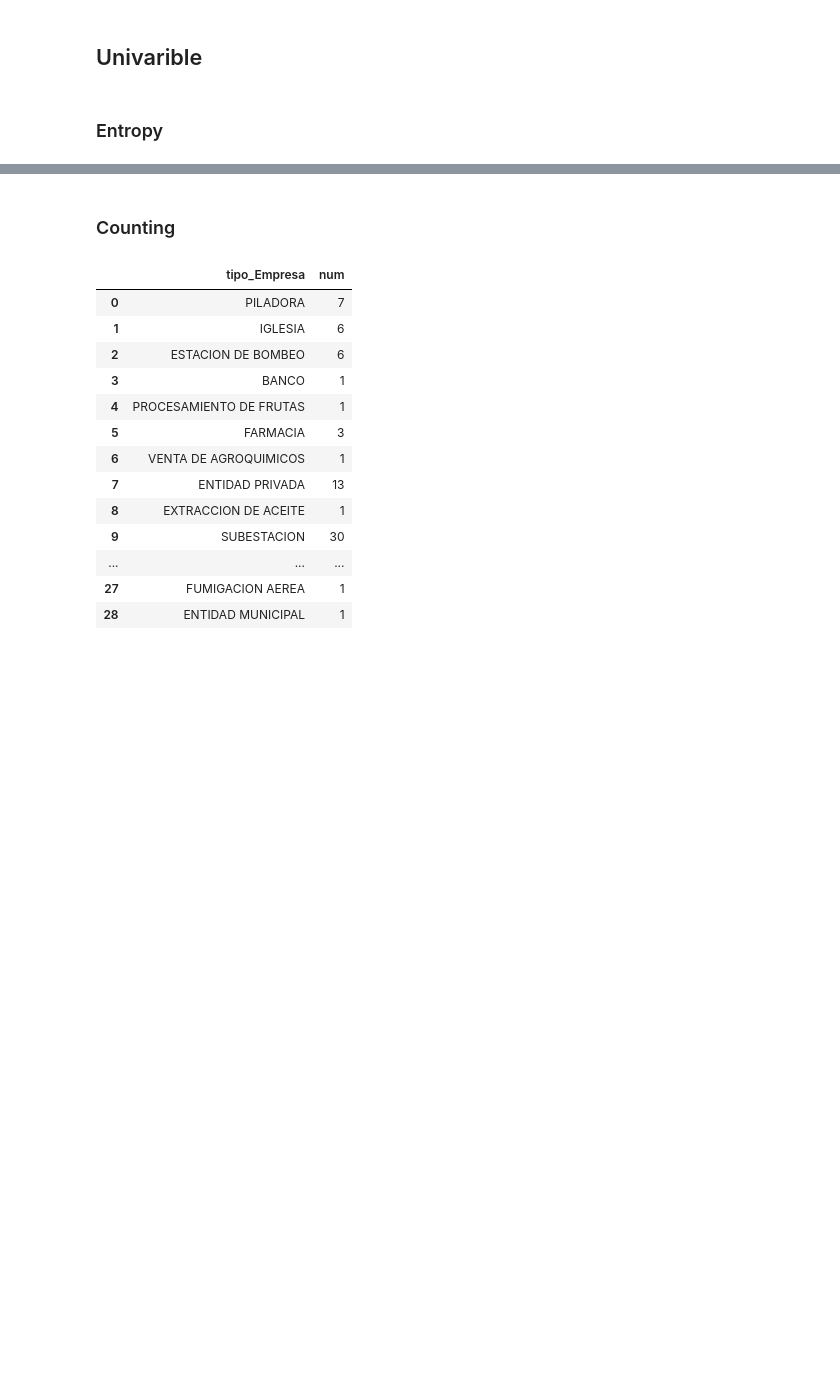
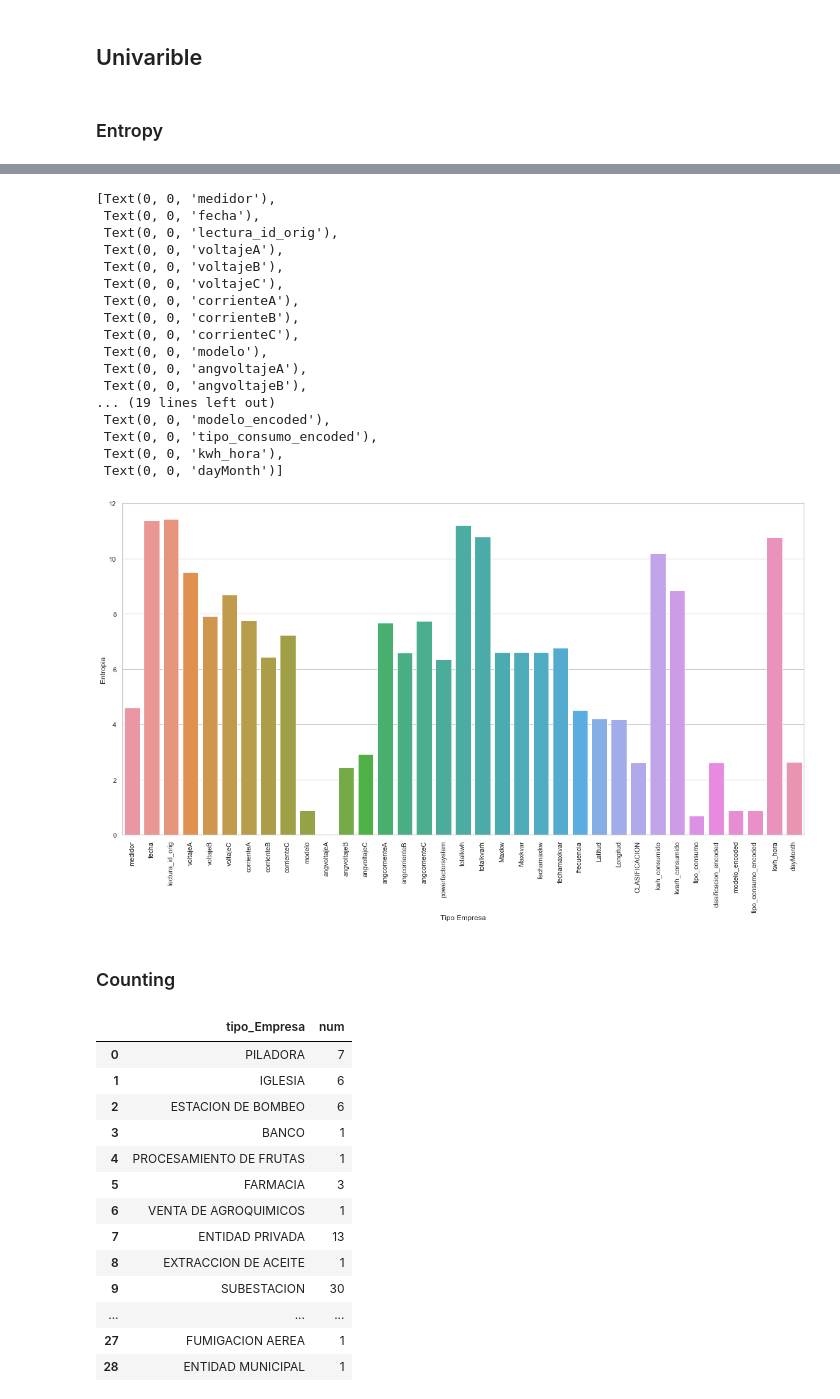
Before and after one commit to aaorella/Energy_Smart_Meters-Exploratory_Analysis, a Jupyter notebook: 2.DataViz.ipynb, the cells around one changed output, grey strips where cells are left out. Cells and saved outputs as stored; diff of their text form; code cells hidden in the pictures; blank space fills up the shorter version.

```diff
--- a/2.DataViz.ipynb
+++ b/2.DataViz.ipynb
@@ -46,3 +44,28 @@ NameError: ("name 'entropy' is not defined", 'occurred at index medidor')
+# %%
+plt.figure(figsize = (20,10))
+pp = entropy_df.reset_index()
+pp.columns = ["Tipo Empresa", "Entropia"]
+ax = sns.barplot(x="Tipo Empresa", y="Entropia", data= pp)
+ax.set_xticklabels(ax.get_xticklabels(), rotation = 90)
+# %% [output]
+[Text(0, 0, 'medidor'),
+ Text(0, 0, 'fecha'),
+ Text(0, 0, 'lectura_id_orig'),
+ Text(0, 0, 'voltajeA'),
+ Text(0, 0, 'voltajeB'),
+ Text(0, 0, 'voltajeC'),
+ Text(0, 0, 'corrienteA'),
+ Text(0, 0, 'corrienteB'),
+ Text(0, 0, 'corrienteC'),
+ Text(0, 0, 'modelo'),
+ Text(0, 0, 'angvoltajeA'),
+ Text(0, 0, 'angvoltajeB'),
+... (19 lines left out)
+ Text(0, 0, 'modelo_encoded'),
+ Text(0, 0, 'tipo_consumo_encoded'),
+ Text(0, 0, 'kwh_hora'),
+ Text(0, 0, 'dayMonth')]
+[figure, added]
 # %% [markdown]
 ### Counting
 # %%
```
Also changed, not shown: parts of 1 cell of this notebook.
